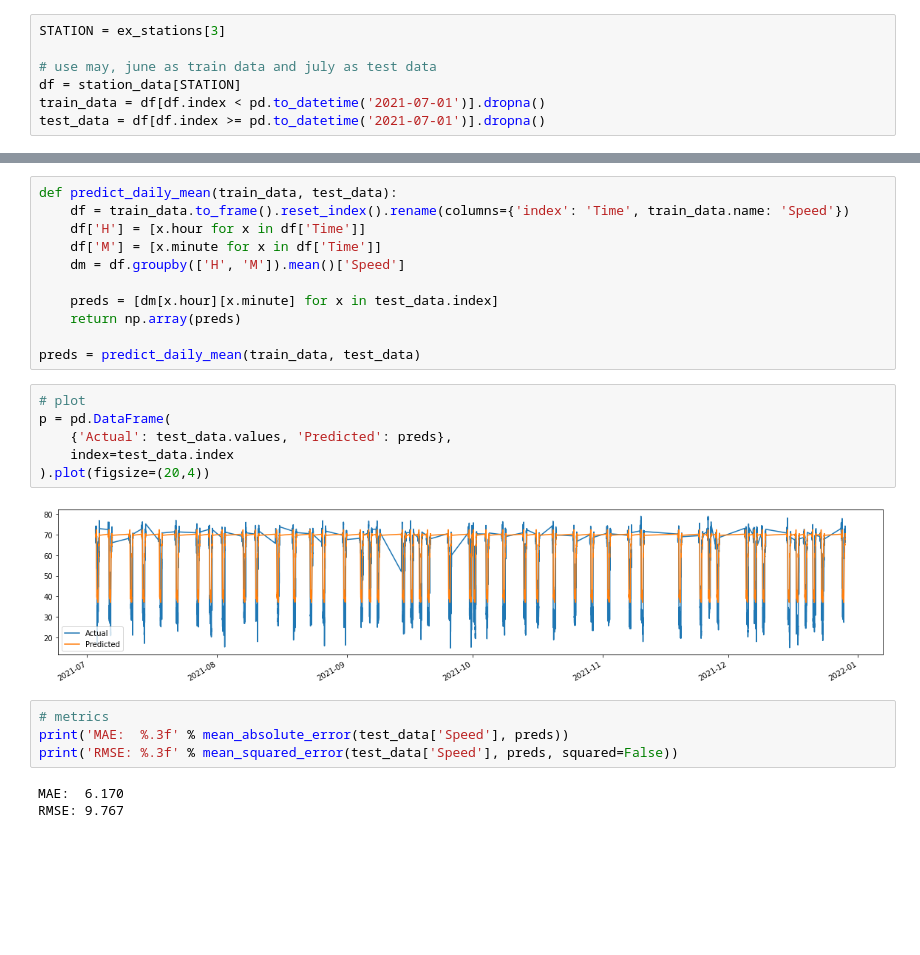
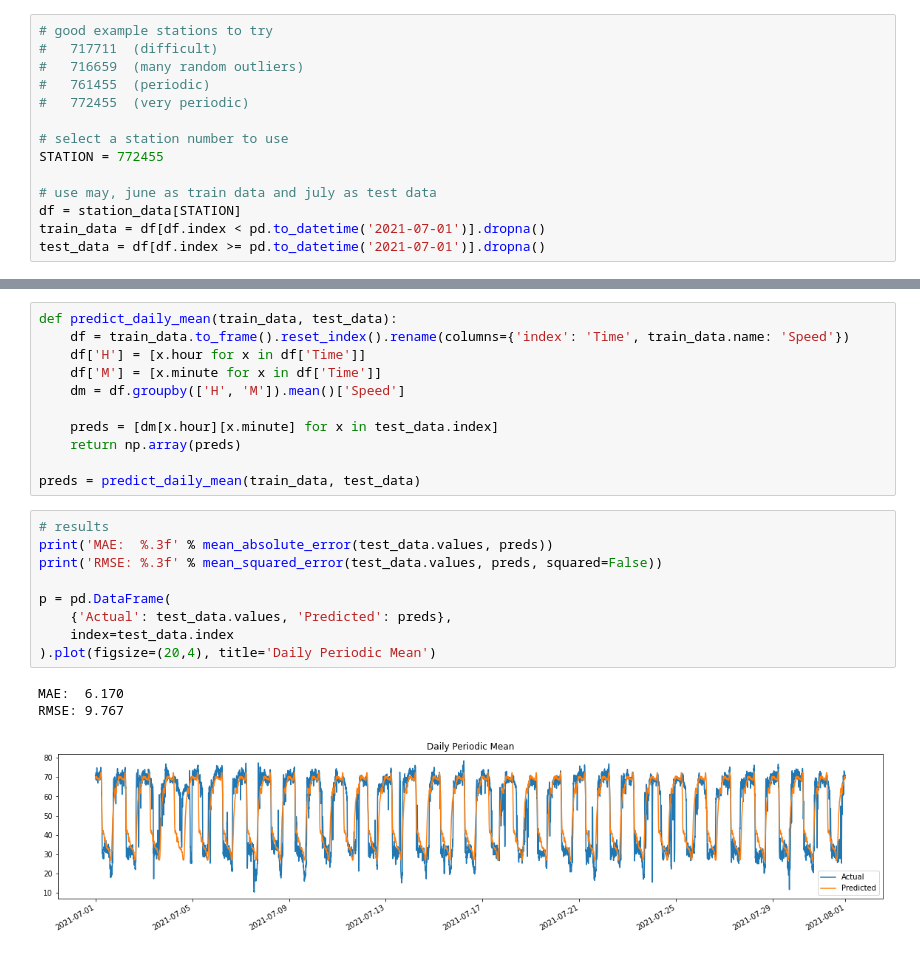
Before and after one commit to amanichopra/traffic-speed-forecasting, a Jupyter notebook: models/baseline.ipynb, the cells around one changed output, grey strips where cells are left out. Saved outputs shown, nothing was run; the diff lists cells and outputs as text; blank space fills up the shorter version.

```diff
--- a/models/baseline.ipynb
+++ b/models/baseline.ipynb
@@ -55,7 +39,14 @@ station_meta[station_meta['ID'].isin(ex_stations)]
 # %% [markdown]
 ### Train Test Split
 # %%
-STATION = ex_stations[3]
+# good example stations to try
+#   717711  (difficult)
+#   716659  (many random outliers)
+#   761455  (periodic)
+#   772455  (very periodic)
+
+# select a station number to use
+STATION = 772455
 
 # use may, june as train data and july as test data
 df = station_data[STATION]
@@ -101,17 +90,15 @@ def predict_daily_mean(train_data, test_data):
 
 preds = predict_daily_mean(train_data, test_data)
 # %%
-# plot
+# results
+print('MAE:  %.3f' % mean_absolute_error(test_data.values, preds))
+print('RMSE: %.3f' % mean_squared_error(test_data.values, preds, squared=False))
+
 p = pd.DataFrame(
     {'Actual': test_data.values, 'Predicted': preds},
     index=test_data.index
-).plot(figsize=(20,4))
+).plot(figsize=(20,4), title='Daily Periodic Mean')
 # %% [output]
+MAE:  6.170
+RMSE: 9.767
-[figure, old version]
+[figure, new version]
-# %%
-# metrics
-print('MAE:  %.3f' % mean_absolute_error(test_data['Speed'], preds))
-print('RMSE: %.3f' % mean_squared_error(test_data['Speed'], preds, squared=False))
-# %% [output]
-MAE:  6.170
-RMSE: 9.767
```
Also changed, not shown: parts of 4 cells of this notebook, 1 other file.
